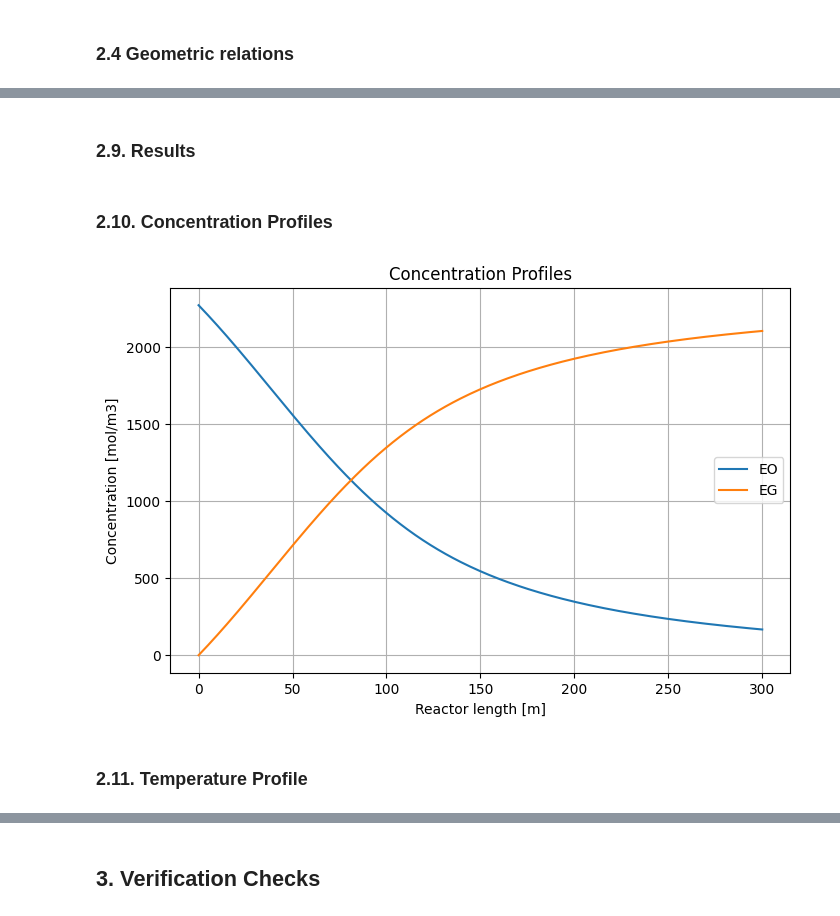
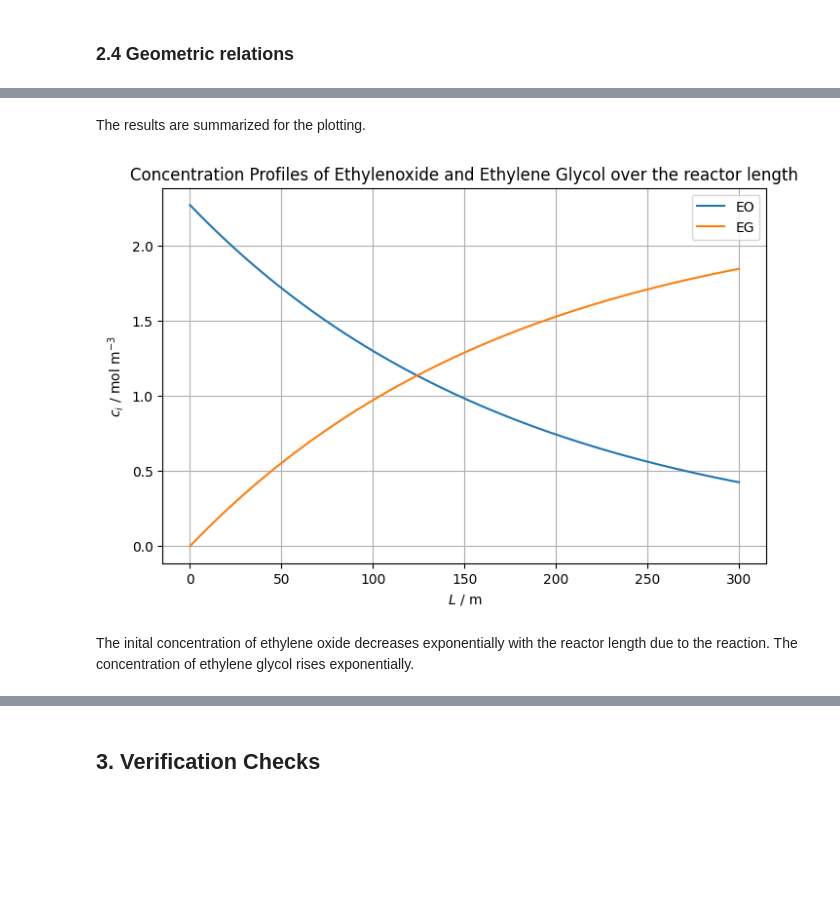
Before and after one commit to ivanna1398-dotcom/CRE-Assignment-3, a Jupyter notebook: Group 6 Assignment 3.0.ipynb, the cells around one changed output, grey strips where cells are left out. Saved outputs shown, nothing was run; the diff lists cells and outputs as text; code cells hidden in the pictures; blank space fills up the shorter version.

Commit message:
Diagram explanation

```diff
--- a/Group 6 Assignment 3.0.ipynb
+++ b/Group 6 Assignment 3.0.ipynb
@@ -118,8 +142,8 @@ u = 1.0      # fluid velocity / m/s
 Tin = 423    # inlet temperature / K
 
 # Concentrations
-cEO0 = 2.27 * 1000   # inlet concentration of EO / mol/m^3
-cEG0 = 0.0           # inlet concentration of EG / mol/m^3
+cEO0 = 2.27   # inlet concentration of EO / mol/m3
+cEG0 = 0.0           # inlet concentration of EG / mol/m3
 
 # Thermodynamics
 dHr = -92.2e3         # reaction enthalpy / J/mol
@@ -157,19 +193,25 @@ def kinetics(T, cEO):
 # %%
 def PFTR(z, y):
+    'Function for component balance and energy balance'
+    # y is a vector containing concentrations of components c_EO (f[0]) and c_EG (f[1]) and temperature T of the reaction mixture (f[2])
     cEO = y[0]
     cEG = y[1]
     T   = y[2]
 
+    # reaction rate from kinetics function
     r = kinetics(T, cEO)
 
-    # Species balances
-    dcEOdz = -r/u
-    dcEGdz = r/u
+    # differential equations
+    dcEOdz = -r/u #change in EO concentration along the reactor length / mol/m^3/m
+    dcEGdz = r/u #change in EG concentration along the reactor length / mol/m^3/m
 
     # Energy balance
-    heat_generation = (-dHr) * r
-    heat_transfer = hwall * A_wall_per_length * (T - Twall)
+    heat_generation = (-dHr) * r #heat generated by the reaction / W/m^3
+    heat_transfer = hwall * A_wall_per_length * (T - Twall) #heat transferred to the wall / W/m
 
-    dTdz = (heat_generation*A_cross - heat_transfer) / (rho*cp*u*A_cross)
+    dTdz = (heat_generation*A_cross - heat_transfer) / (rho*cp*u*A_cross) #change in temperature along the reactor length / K/m
 
     return [dcEOdz, dcEGdz, dTdz]
+
+# vector of initial conditions
+y0 = np.array([cEO0, cEG0, Tin]) #initial concentrations and temperature
@@ -189,5 +227,3 @@ sol = solve_ivp(
     method='BDF',
     t_eval=zeval
 )
-# %% [markdown]
-### 2.9. Results
@@ -200,19 +230,25 @@ X = (cEO0 - cEO) / cEO0
-# %% [markdown]
-### 2.10. Concentration Profiles
+# %% [markdown]
+The results are summarized for the plotting.
 # %%
+z = sol.t
+cEO = sol.y[0]
+cEG = sol.y[1]
+T = sol.y[2]
+X = (cEO0 - cEO) / cEO0
+
 plt.figure(figsize=(8,5))
 plt.plot(z, cEO, label='EO')
 plt.plot(z, cEG, label='EG')
-plt.xlabel('Reactor length [m]')
-plt.ylabel('Concentration [mol/m3]')
-plt.title('Concentration Profiles')
+plt.xlabel('$L$ / m')
+plt.ylabel('$c_i$ / mol m$^{-3}$')
+plt.title('Concentration Profiles of Ethylenoxide and Ethylene Glycol over the reactor length')
 plt.legend()
 plt.grid()
 plt.show()
 # %% [output]
-[figure, old version]
+[figure, new version]
-# %% [markdown]
-### 2.11. Temperature Profile
+# %% [markdown]
+The inital concentration of ethylene oxide decreases exponentially with the reactor length due to the reaction. The concentration of ethylene glycol rises exponentially.
 # %%
 plt.figure(figsize=(8,5))
 plt.plot(z, T)
```
Also changed, not shown: parts of 30 cells of this notebook.
